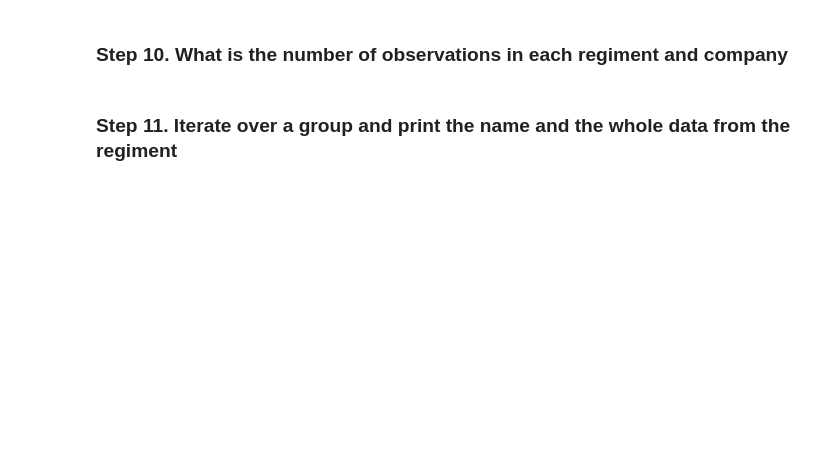
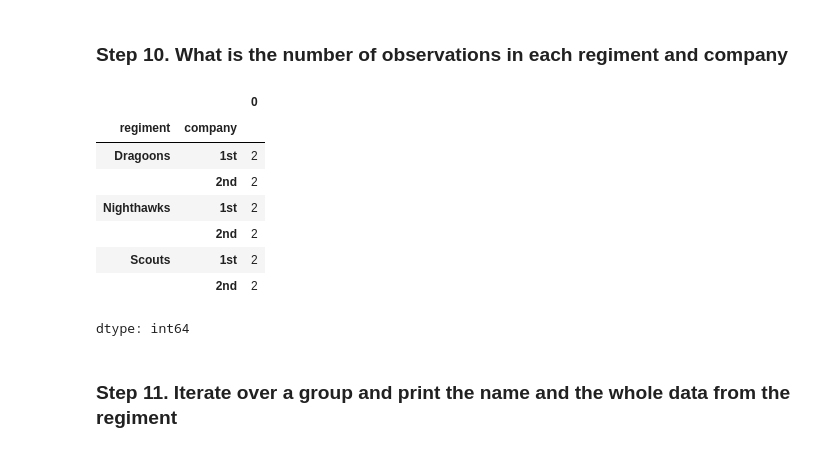
Before and after one commit to omj3424/Python_Programming_Study, a Jupyter notebook: pandas_exercises/03_Grouping/Regiment/Exercises.ipynb, the cells around one changed output. Cells and saved outputs as stored; diff of their text form; code cells hidden in the pictures; blank space fills up the shorter version.

```diff
--- a/pandas_exercises/03_Grouping/Regiment/Exercises.ipynb
+++ b/pandas_exercises/03_Grouping/Regiment/Exercises.ipynb
@@ -112,4 +122,18 @@ regiment.groupby(['regiment', 'company'])
 # %% [markdown]
 ### Step 10. What is the number of observations in each regiment and company
+# %%
+regiment.groupby(['regiment', 'company']).size()
+
+# size: 데이터의 총 수의 개수. DataFrame의 경우 '행의수 x 열의수'를 반환
+# %% [output]
+|  |  | 0 |
+| regiment | company |  |
+| Dragoons | 1st | 2 |
+|  | 2nd | 2 |
+| Nighthawks | 1st | 2 |
+|  | 2nd | 2 |
+| Scouts | 1st | 2 |
+|  | 2nd | 2 |
+dtype: int64
 # %% [markdown]
 ### Step 11. Iterate over a group and print the name and the whole data from the regiment
```
Also changed, not shown: parts of 5 cells of this notebook.
